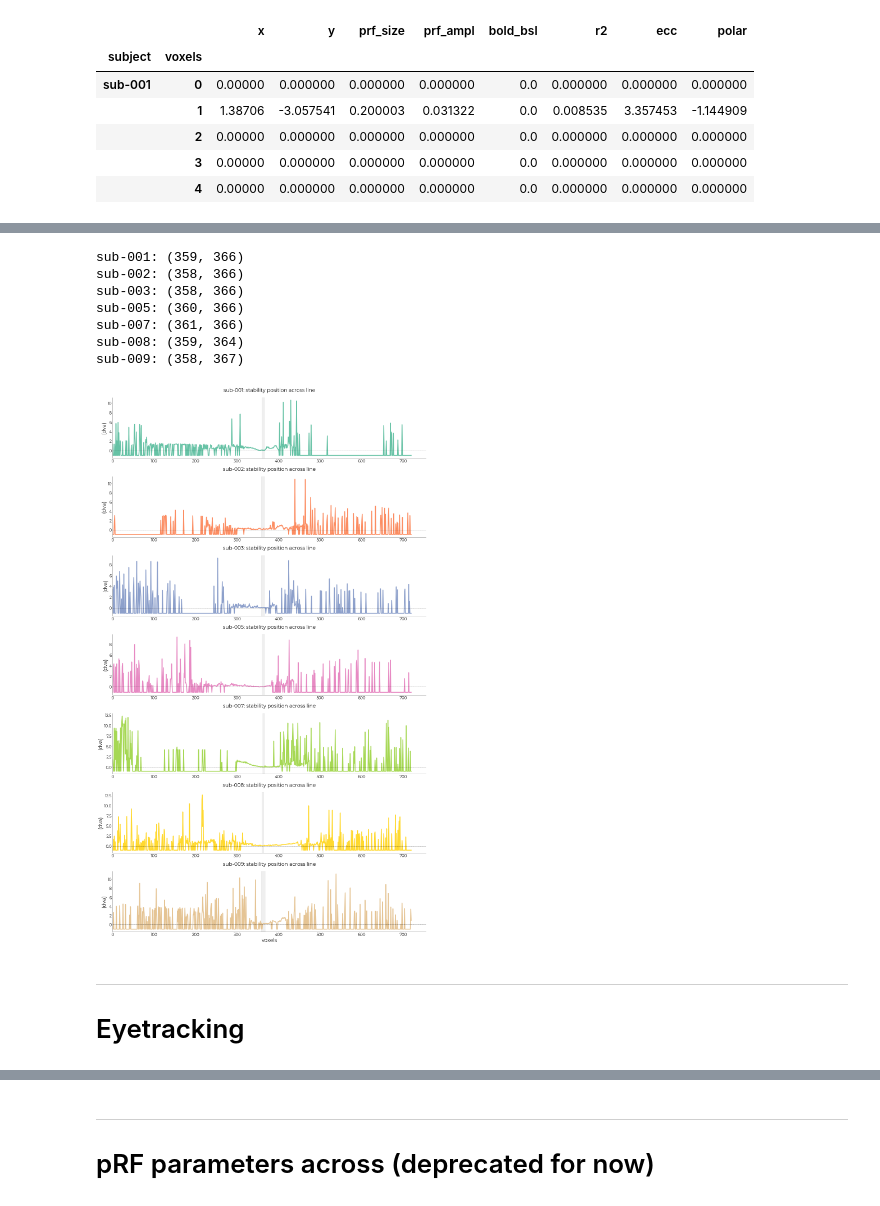
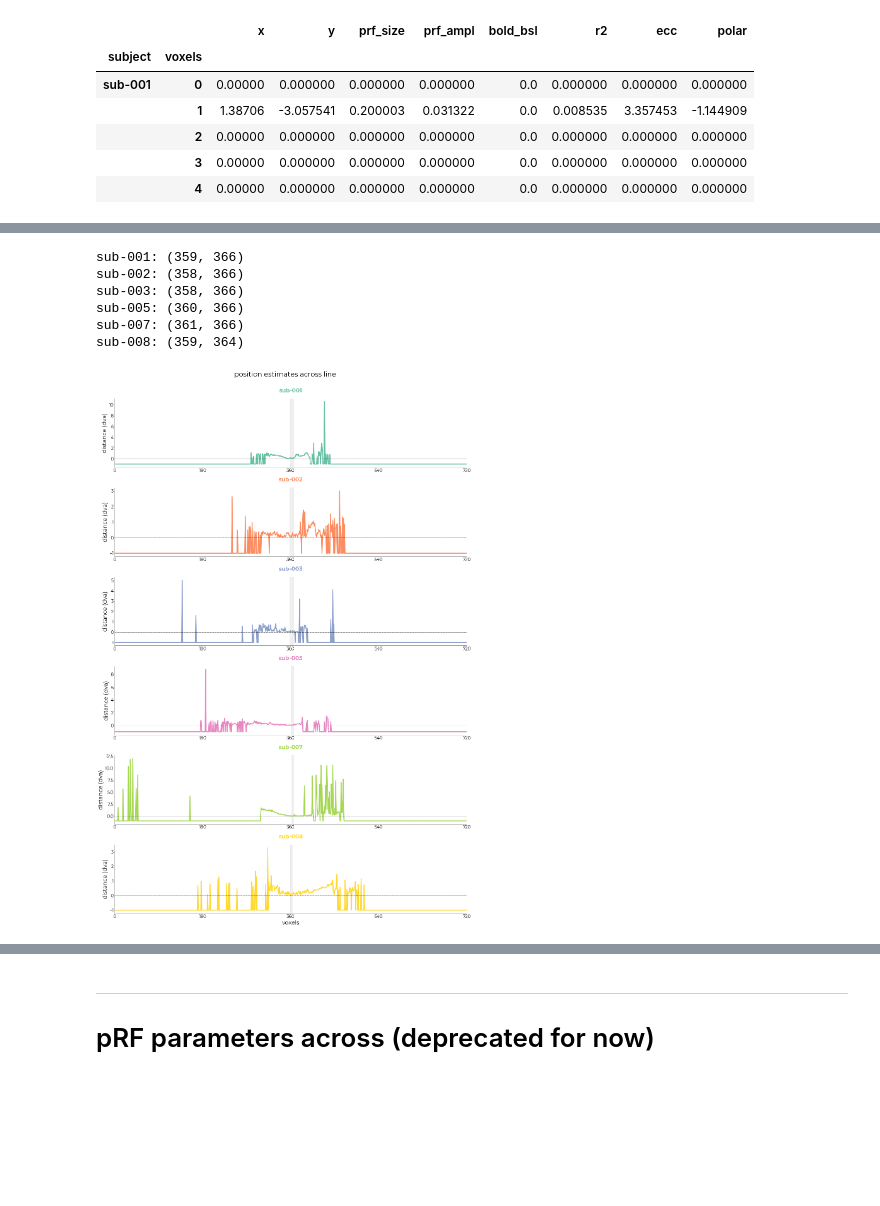
Before and after one commit to spinoza-centre/pRFline, a Jupyter notebook: results/group_overlap3.ipynb, the cells around one changed output, grey strips where cells are left out. Drawn from its saved outputs; the diff is of its cells as text; code cells hidden in the pictures; blank space fills up the shorter version.

```diff
--- a/results/group_overlap3.ipynb
+++ b/results/group_overlap3.ipynb
@@ -710,7 +489,7 @@ df_mag = {}
 for ii in ["subject","level","depth","mag","fwhm","ttp"]:
     df_mag[ii] = []
 
-for ix,sub in enumerate(subjects):
+for ix,sub in enumerate(process_subjs):
 
     # get the pRF-object containing estimates across depth
     if "all" in list(full_dict[sub]["lines"].keys()):
@@ -1029,7 +805,7 @@ The random intercept and random slope are only weakly correlated. So next we fit
 params_depth =  []
 params_depth_z =  []
 
-for ix,sub in enumerate(subjects):
+for ix,sub in enumerate(process_subjs):
 
     # initialize subject specific parameter df
     sub_hrfs = []
@@ -1086,7 +862,7 @@ df_diff = {}
 for ii in ["subject","diff0","depth","voxels"]:
     df_diff[ii] = []
 
-for sub_ix,sub in enumerate(subjects):
+for sub_ix,sub in enumerate(process_subjs):
     data = utils.select_from_df(params_depth, expression=f"subject = {sub}")
 
     # parse into coordinates
@@ -1255,9 +1048,12 @@ params_line.head()
 # %%
 diff_line = []
 
+tmp_df = utils.select_from_df(im2.df_params, expression="code = 4")
+avg_df = utils.select_from_df(im2.df_params, expression="code = 2")
+
 # for sub_ix,sub in enumerate(["sub-009"]):
 for sub_ix,sub in enumerate(subjects):
-    data = utils.select_from_df(params_line, expression=f"subject = {sub}")
+    data = utils.select_from_df(tmp_df, expression=f"subject = {sub}")
 
     # initiate NaN array
     diff2avg = np.full(data.shape[0],-1, dtype=float)
@@ -1267,15 +1063,15 @@ for sub_ix,sub in enumerate(subjects):
     x, y = zip(*coordinates)
 
     # avg line
-    avg_line = tuple(getattr(full_dict[sub]["lines"]["avg"], f"{model}_iter")[0,:2])
+    avg_line = tuple(avg_df.iloc[sub_ix,:].values[:2])
 
     # x axis
-    vox_ax = data.reset_index().voxels.values
+    vox_ax = np.arange(0,data.reset_index().run.values.shape[0])
 
     for c_ix,coord in enumerate(coordinates):
 
         # scatter is relative to pRF size (Hubel & Wiesel, 1974; Harvey & Dumoulin , 2011), so express differences as percentage of size?
-        if data["r2"].iloc[c_ix] > 0:
+        if data["r2"].iloc[c_ix] > 0.05:
             diff = prf.distance_centers(coord,avg_line)
             # print(f"diff = {diff}")
             diff2avg[c_ix] = diff
@@ -1300,48 +1166,53 @@ diff_line.head()
 # %%
 fig,axs = plt.subplots(
-    nrows=len(subjects),
-    figsize=(20,5*len(subjects)),
+    nrows=len(process_subjs),
+    figsize=(20,5*len(process_subjs)),
     gridspec_kw={"hspace": 0.3})
 
-for sub_ix,sub in enumerate(subjects):
+for sub_ix,sub in enumerate(process_subjs):
     data = utils.select_from_df(diff_line, expression=f"subject = {sub}").reset_index()
 
     x_data = data["voxels"].values
     y_data = data["diff2avg"].values
 
     ax = axs[sub_ix]
     # plot ribbon area
     rib = subj_obj.get_ribbon(sub)
     print(f"{sub}: {rib}")
     ax.axvspan(
         *rib,
         color="#cccccc",
         alpha=0.3)
 
-    if sub_ix != len(subjects)-1:
+    if sub_ix != len(process_subjs)-1:
         x_lbl = None
     else:
         x_lbl = "voxels"
 
-    plotting.LazyPlot(
+    pl = plotting.LazyPlot(
         y_data,
         axs=ax,
         color=sub_colors[sub_ix],
         line_width=3,
         x_label=x_lbl,
-        y_label="(dva)",
-        title=f"{sub}: stability position across line",
-        add_hline=0
+        y_label="distance (dva)",
+        add_hline=0,
+        title={
+            "title": sub,
+            "color": sub_colors[sub_ix],
+            "fontweight": "bold"
+        },
+        x_lim=[0,y_data.shape[0]],
+        x_ticks=list(np.arange(0,900,step=180))
     )
+
+fig.suptitle("position estimates across line", fontsize=pl.font_size+4, y=0.92)
+plt.show()
 # %% [output]
 sub-001: (359, 366)
 sub-002: (358, 366)
 sub-003: (358, 366)
 sub-005: (360, 366)
 sub-007: (361, 366)
 sub-008: (359, 364)
-sub-009: (358, 367)
-[figure, old version]
+[figure, new version]
-# %% [markdown]
----
-# Eyetracking
```
Also changed, not shown: parts of 43 cells of this notebook.
